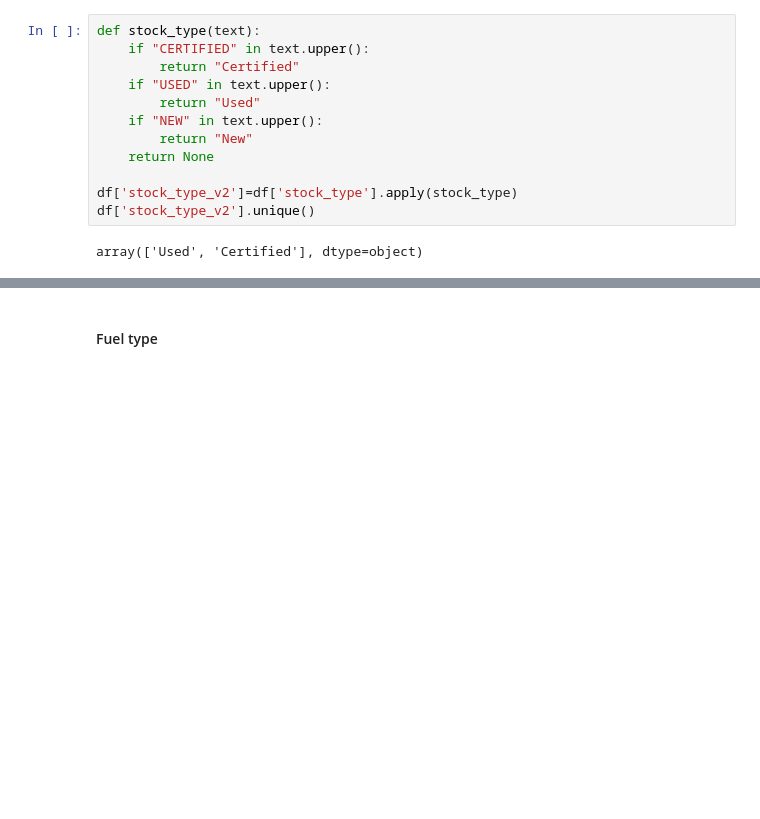
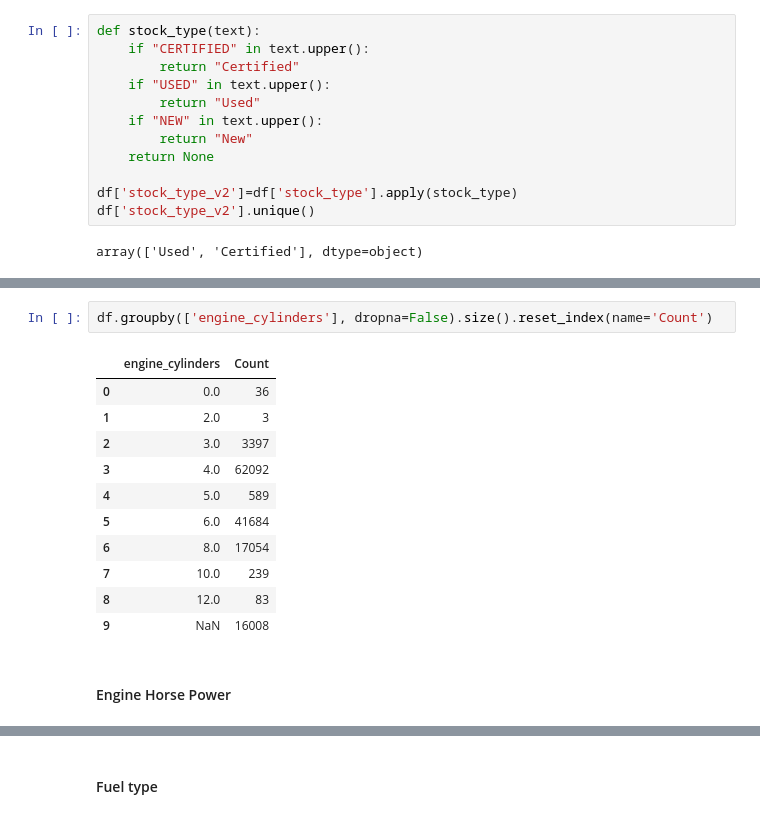
Before and after one commit to jcllanu/residual-value, a Jupyter notebook: residual_value_model.ipynb, the cells around one changed output, grey strips where cells are left out. Cells and saved outputs as stored; diff of their text form; blank space fills up the shorter version.

```diff
--- a/residual_value_model.ipynb
+++ b/residual_value_model.ipynb
@@ -675,0 +619,16 @@ df['model_v2'] = df.apply(get_model, axis=1)
+# %%
+df.groupby(['engine_cylinders'], dropna=False).size().reset_index(name='Count')
+# %% [output]
+|  | engine_cylinders | Count |
+| 0 | 0.0 | 36 |
+| 1 | 2.0 | 3 |
+| 2 | 3.0 | 3397 |
+| 3 | 4.0 | 62092 |
+| 4 | 5.0 | 589 |
+| 5 | 6.0 | 41684 |
+| 6 | 8.0 | 17054 |
+| 7 | 10.0 | 239 |
+| 8 | 12.0 | 83 |
+| 9 | NaN | 16008 |
+# %% [markdown]
+#### Engine Horse Power
```
Also changed, not shown: parts of 25 cells of this notebook, 25 other files.
